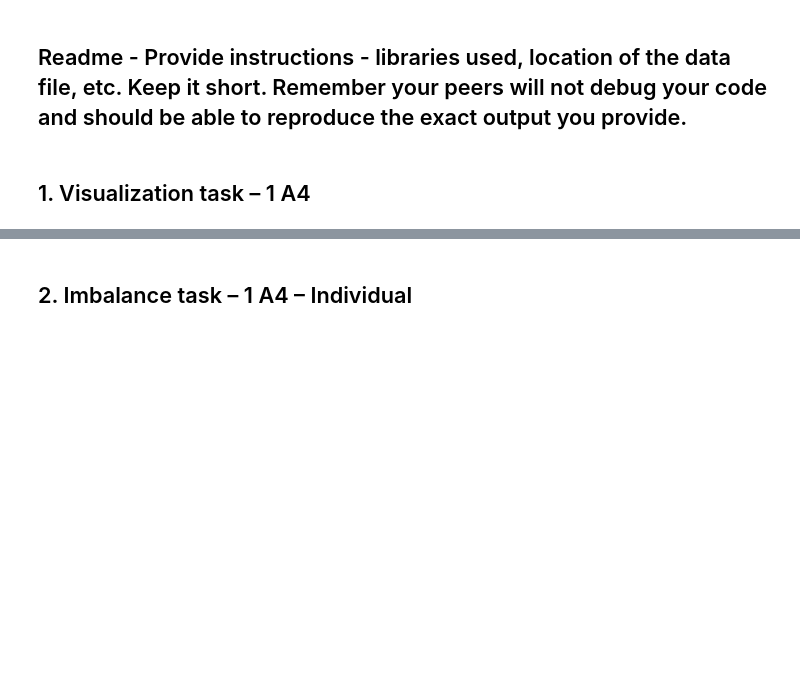
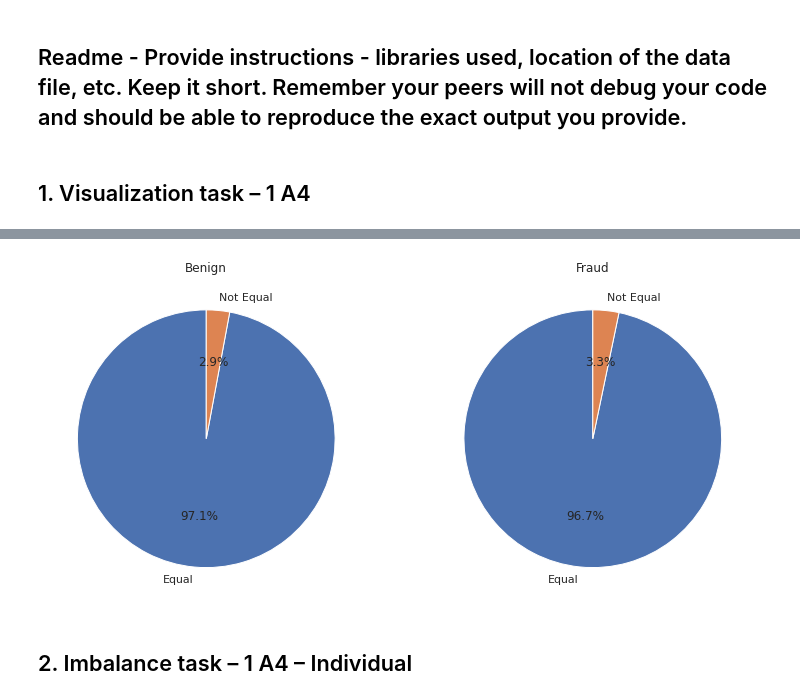
Before and after one commit to CarlosChu-c/CiberSecurityLab, a Jupyter notebook: lab1/Lab1-2021.ipynb, the cells around one changed output, grey strips where cells are left out. Drawn from its saved outputs; the diff is of its cells as text; code cells hidden in the pictures; blank space fills up the shorter version.

```diff
--- a/lab1/Lab1-2021.ipynb
+++ b/lab1/Lab1-2021.ipynb
@@ -154,3 +196,18 @@ df_src.loc[df_src['countries_equal'] == True,'countries_equal'] = 1
+# %%
+df_ctr_equal = df_src[['label', 'countries_equal']]
+df_ctr_equal = df_ctr_equal.value_counts()
+df_ctr_equal = df_ctr_equal.to_numpy()
+# %%
+fig = plt.figure()
+plt.subplot(1,2,1)
+plt.pie(df_ctr_equal[:2], labels=['Equal', 'Not Equal'], autopct='%1.1f%%', startangle=90)
+plt.title('Benign')
+plt.subplot(1,2,2)
+plt.pie(df_ctr_equal[2:], labels=['Equal', 'Not Equal'], autopct='%1.1f%%', startangle=90)
+plt.title('Fraud')
+plt.show()
+# %% [output]
+[figure, added]
 # %% [markdown]
 ## 2. Imbalance task – 1 A4 – Individual
 # %% [markdown]
```
Also changed, not shown: parts of 7 cells of this notebook.
